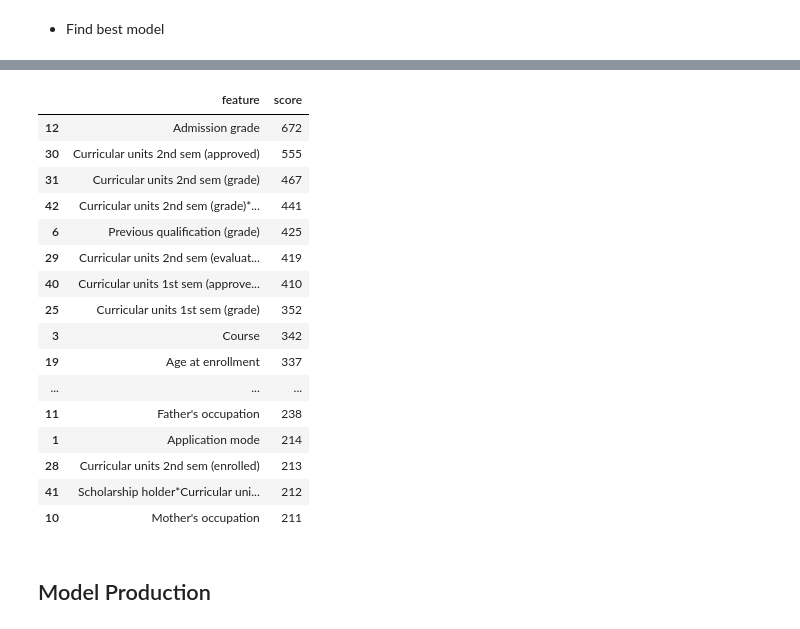
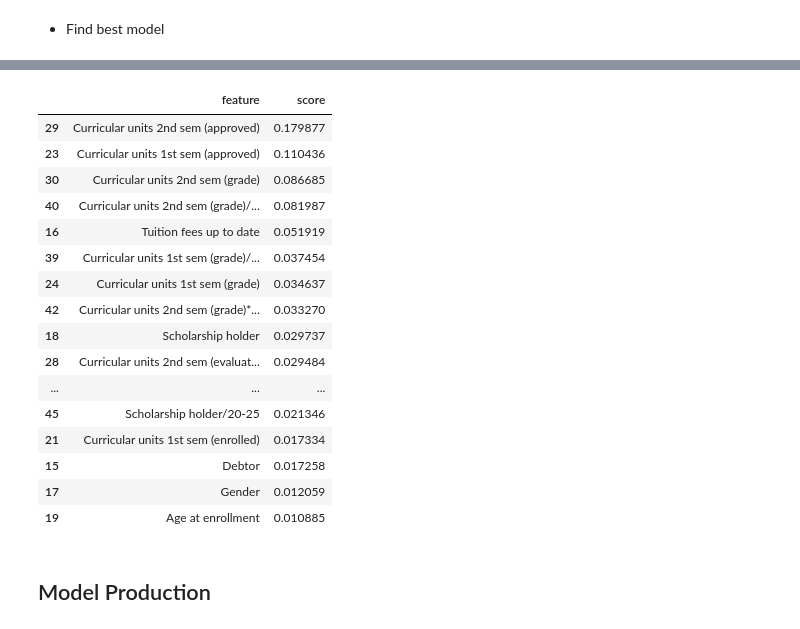
Before and after one commit to msdkang/Kaggle, a Jupyter notebook: Classification with an Academic Success Dataset/notebooks/model.ipynb, the cells around one changed output, grey strips where cells are left out. Saved outputs shown, nothing was run; the diff lists cells and outputs as text; code cells hidden in the pictures.

Commit message:
auto ml

```diff
--- a/Classification with an Academic Success Dataset/notebooks/model.ipynb
+++ b/Classification with an Academic Success Dataset/notebooks/model.ipynb
@@ -554,10 +601,31 @@ data_schema
  'Target': 'object'}
+# %%
+category_columns = ['Marital status',
+ 'Application mode',
+ 'Course',
+ 'Daytime/evening attendance',
+ 'Previous qualification',
+ 'Nacionality',
+ "Mother's qualification",
+ "Father's qualification",
+ "Mother's occupation",
+ "Father's occupation",
+ 'Displaced',
+ 'Educational special needs',
+ 'Debtor',
+ 'Tuition fees up to date',
+ 'Gender',
+ 'Scholarship holder',
+ 'International']
+
+for col in category_columns:
+    data_schema[col] = 'category'
 # %% [markdown]
 - convert data types
 # %%
 for key, value in data_schema.items():
-    train_df[key] = train_df[key].values.astype(value)
-    test_df[key] = test_df[key].values.astype(value)
+    train_df[key] = train_df[key].astype(value)
+    test_df[key] = test_df[key].astype(value)
 # %% [markdown]
 ### Data Profile
 # %%
@@ -679,12 +727,15 @@ feature_copy = ALL_FEATURES.copy()
 
 cols = [
         ['*', 'Course', 'Curricular units 1st sem (evaluations)'],
-        ['/', 'Curricular units 1st sem (approved)', 'Curricular units 1st sem (enrolled)'],
+        ['/', 'Curricular units 1st sem (grade)', 'Curricular units 1st sem (enrolled)'],
+        ['/', 'Curricular units 2nd sem (grade)', 'Curricular units 2nd sem (enrolled)'],
         ['*', 'Scholarship holder', 'Curricular units 2nd sem (approved)'],
         ['*', 'Curricular units 2nd sem (grade)', 'Curricular units 1st sem (grade)'],
         ['*', "Father's occupation", "Mother's occupation"],
         ['/', 'Tuition fees up to date', 'Course'],
-        ['/', 'Scholarship holder', '20-25']
+        ['/', 'Scholarship holder', '20-25'],
+        ['*', 'Scholarship holder', 'International'],
+        ['*', '20-25', 'International'],
 ]
 for s, f1, f2 in cols:
         i = ALL_FEATURES.index(f1)
@@ -1013,0 +921,9 @@ lgbm_model = models['lgb']
+# %%
+# %pip install flaml
+from flaml import AutoML
+
+automl = AutoML()
+
+automl.fit(
+    x_train, y_train, task="classification", metric="accuracy", time_budget=60 * 60
+)
@@ -1014,29 +982,27 @@ lgbm_model = models['lgb']
 # %%
-lgbm_model.fit(x_train, y_train)
-
 im_df = pd.DataFrame(
-    {"feature": feature_copy, "score": lgbm_model.feature_importances_}
+    {"feature": feature_copy, "score": automl.model.estimator.feature_importances_}
 ).sort_values(by="score", ascending=False)
 
 display(im_df.head(20))
 # %% [output]
 |  | feature | score |
-| 12 | Admission grade | 672 |
-| 30 | Curricular units 2nd sem (approved) | 555 |
-| 31 | Curricular units 2nd sem (grade) | 467 |
-| 42 | Curricular units 2nd sem (grade)*... | 441 |
-| 6 | Previous qualification (grade) | 425 |
-| 29 | Curricular units 2nd sem (evaluat... | 419 |
-| 40 | Curricular units 1st sem (approve... | 410 |
-| 25 | Curricular units 1st sem (grade) | 352 |
-| 3 | Course | 342 |
-| 19 | Age at enrollment | 337 |
+| 29 | Curricular units 2nd sem (approved) | 0.179877 |
+| 23 | Curricular units 1st sem (approved) | 0.110436 |
+| 30 | Curricular units 2nd sem (grade) | 0.086685 |
+| 40 | Curricular units 2nd sem (grade)/... | 0.081987 |
+| 16 | Tuition fees up to date | 0.051919 |
+| 39 | Curricular units 1st sem (grade)/... | 0.037454 |
+| 24 | Curricular units 1st sem (grade) | 0.034637 |
+| 42 | Curricular units 2nd sem (grade)*... | 0.033270 |
+| 18 | Scholarship holder | 0.029737 |
+| 28 | Curricular units 2nd sem (evaluat... | 0.029484 |
 | ... | ... | ... |
-| 11 | Father's occupation | 238 |
-| 1 | Application mode | 214 |
-| 28 | Curricular units 2nd sem (enrolled) | 213 |
-| 41 | Scholarship holder*Curricular uni... | 212 |
-| 10 | Mother's occupation | 211 |
+| 45 | Scholarship holder/20-25 | 0.021346 |
+| 21 | Curricular units 1st sem (enrolled) | 0.017334 |
+| 15 | Debtor | 0.017258 |
+| 17 | Gender | 0.012059 |
+| 19 | Age at enrollment | 0.010885 |
 # %% [markdown]
 ## Model Production
 # %%
```
Also changed, not shown: parts of 25 cells of this notebook, 1 other file.
